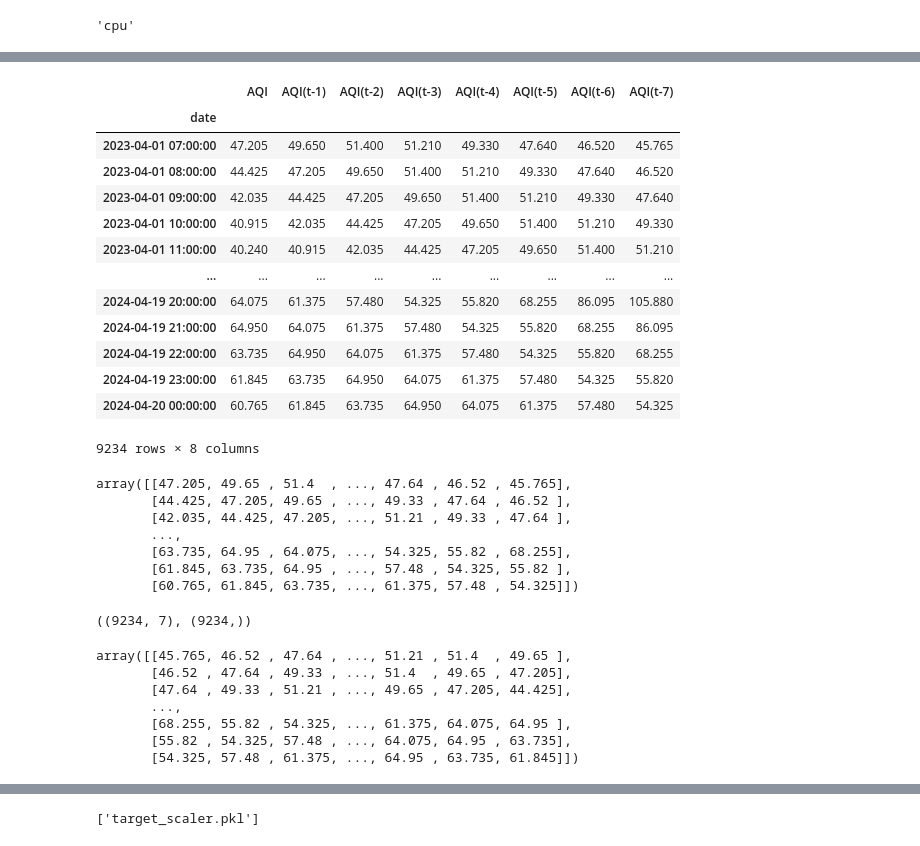
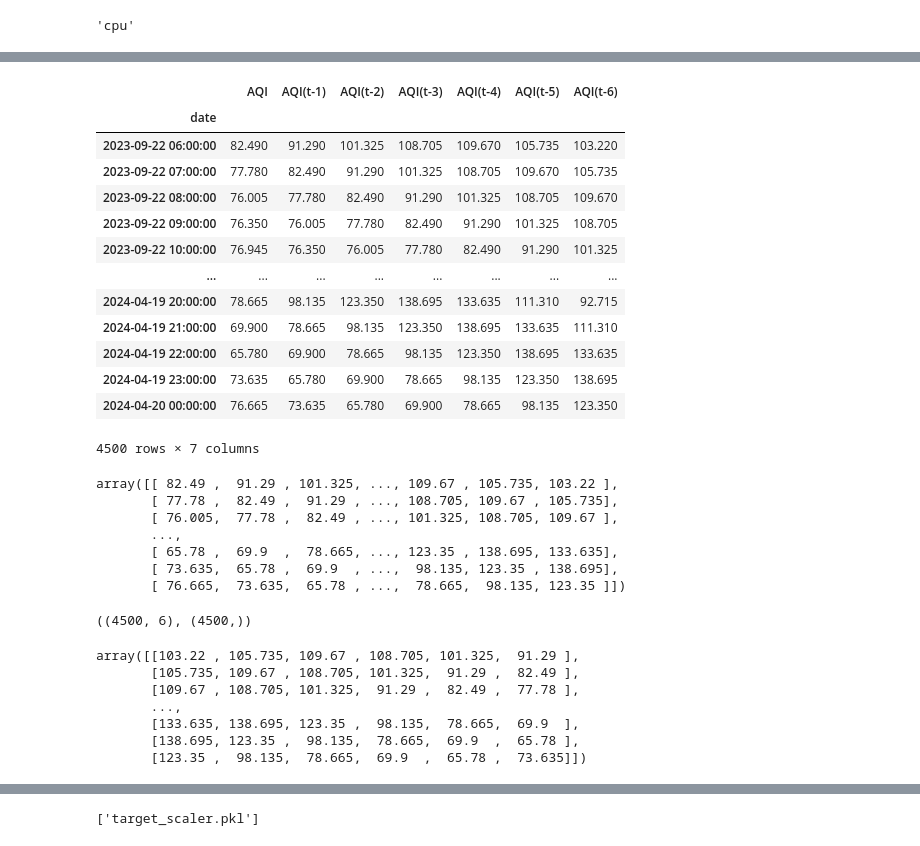
Before and after one commit to timothyafolami/Punjabaoi-Air-Quality-Prediction, a Jupyter notebook: LSTM_with_Pytorch.ipynb, the cells around one changed output, grey strips where cells are left out. Saved outputs shown, nothing was run; the diff lists cells and outputs as text; code cells hidden in the pictures.

```diff
--- a/LSTM_with_Pytorch.ipynb
+++ b/LSTM_with_Pytorch.ipynb
@@ -7,7 +7,7 @@ from datetime import date, timedelta
 import torch
 import torch.nn as nn
 # %%
-data = pd.read_csv('clean.csv')
+data = pd.read_csv('lahore.csv')
 # %%
 data
 # %% [output]
@@ -61,68 +61,68 @@ See the caveats in the documentation: https://pandas.pydata.org/pandas-docs/stab
 # %%
 from copy import deepcopy as dc
 
 def prepare_data(df, n_steps):
   df = dc(df)
   df['date'] = pd.to_datetime(df['date'])
 
   df.set_index('date', inplace=True)
 
   for i in range(1, n_steps+1):
     df[f"AQI(t-{i})"] = df['AQI'].shift(i)
 
   df.dropna(inplace=True)
 
   return df
 
-lookback = 7
+lookback = 6
 shifted_df = prepare_data(data, lookback)
 shifted_df
 # %% [output]
-|  | AQI | AQI(t-1) | AQI(t-2) | AQI(t-3) | AQI(t-4) | AQI(t-5) | AQI(t-6) | AQI(t-7) |
-| date |  |  |  |  |  |  |  |  |
-| 2023-04-01 07:00:00 | 47.205 | 49.650 | 51.400 | 51.210 | 49.330 | 47.640 | 46.520 | 45.765 |
-| 2023-04-01 08:00:00 | 44.425 | 47.205 | 49.650 | 51.400 | 51.210 | 49.330 | 47.640 | 46.520 |
-| 2023-04-01 09:00:00 | 42.035 | 44.425 | 47.205 | 49.650 | 51.400 | 51.210 | 49.330 | 47.640 |
-| 2023-04-01 10:00:00 | 40.915 | 42.035 | 44.425 | 47.205 | 49.650 | 51.400 | 51.210 | 49.330 |
-| 2023-04-01 11:00:00 | 40.240 | 40.915 | 42.035 | 44.425 | 47.205 | 49.650 | 51.400 | 51.210 |
-| ... | ... | ... | ... | ... | ... | ... | ... | ... |
-| 2024-04-19 20:00:00 | 64.075 | 61.375 | 57.480 | 54.325 | 55.820 | 68.255 | 86.095 | 105.880 |
-| 2024-04-19 21:00:00 | 64.950 | 64.075 | 61.375 | 57.480 | 54.325 | 55.820 | 68.255 | 86.095 |
-| 2024-04-19 22:00:00 | 63.735 | 64.950 | 64.075 | 61.375 | 57.480 | 54.325 | 55.820 | 68.255 |
-| 2024-04-19 23:00:00 | 61.845 | 63.735 | 64.950 | 64.075 | 61.375 | 57.480 | 54.325 | 55.820 |
-| 2024-04-20 00:00:00 | 60.765 | 61.845 | 63.735 | 64.950 | 64.075 | 61.375 | 57.480 | 54.325 |
+|  | AQI | AQI(t-1) | AQI(t-2) | AQI(t-3) | AQI(t-4) | AQI(t-5) | AQI(t-6) |
+| date |  |  |  |  |  |  |  |
+| 2023-09-22 06:00:00 | 82.490 | 91.290 | 101.325 | 108.705 | 109.670 | 105.735 | 103.220 |
+| 2023-09-22 07:00:00 | 77.780 | 82.490 | 91.290 | 101.325 | 108.705 | 109.670 | 105.735 |
+| 2023-09-22 08:00:00 | 76.005 | 77.780 | 82.490 | 91.290 | 101.325 | 108.705 | 109.670 |
+| 2023-09-22 09:00:00 | 76.350 | 76.005 | 77.780 | 82.490 | 91.290 | 101.325 | 108.705 |
+| 2023-09-22 10:00:00 | 76.945 | 76.350 | 76.005 | 77.780 | 82.490 | 91.290 | 101.325 |
+| ... | ... | ... | ... | ... | ... | ... | ... |
+| 2024-04-19 20:00:00 | 78.665 | 98.135 | 123.350 | 138.695 | 133.635 | 111.310 | 92.715 |
+| 2024-04-19 21:00:00 | 69.900 | 78.665 | 98.135 | 123.350 | 138.695 | 133.635 | 111.310 |
+| 2024-04-19 22:00:00 | 65.780 | 69.900 | 78.665 | 98.135 | 123.350 | 138.695 | 133.635 |
+| 2024-04-19 23:00:00 | 73.635 | 65.780 | 69.900 | 78.665 | 98.135 | 123.350 | 138.695 |
+| 2024-04-20 00:00:00 | 76.665 | 73.635 | 65.780 | 69.900 | 78.665 | 98.135 | 123.350 |
-9234 rows × 8 columns
+4500 rows × 7 columns
 # %%
 # converting to an array
 shifted_df_as_np = shifted_df.to_numpy()
 
 shifted_df_as_np
 # %% [output]
-array([[47.205, 49.65 , 51.4  , ..., 47.64 , 46.52 , 45.765],
-       [44.425, 47.205, 49.65 , ..., 49.33 , 47.64 , 46.52 ],
-       [42.035, 44.425, 47.205, ..., 51.21 , 49.33 , 47.64 ],
+array([[ 82.49 ,  91.29 , 101.325, ..., 109.67 , 105.735, 103.22 ],
+       [ 77.78 ,  82.49 ,  91.29 , ..., 108.705, 109.67 , 105.735],
+       [ 76.005,  77.78 ,  82.49 , ..., 101.325, 108.705, 109.67 ],
        ...,
-       [63.735, 64.95 , 64.075, ..., 54.325, 55.82 , 68.255],
-       [61.845, 63.735, 64.95 , ..., 57.48 , 54.325, 55.82 ],
-       [60.765, 61.845, 63.735, ..., 61.375, 57.48 , 54.325]])
+       [ 65.78 ,  69.9  ,  78.665, ..., 123.35 , 138.695, 133.635],
+       [ 73.635,  65.78 ,  69.9  , ...,  98.135, 123.35 , 138.695],
+       [ 76.665,  73.635,  65.78 , ...,  78.665,  98.135, 123.35 ]])
 # %%
 X = shifted_df_as_np[:, 1:]
 y = shifted_df_as_np[:, 0]
 
 X.shape, y.shape
 # %% [output]
-((9234, 7), (9234,))
+((4500, 6), (4500,))
 # %%
 X = dc(np.flip(X, axis=1))
 X
 # %% [output]
-array([[45.765, 46.52 , 47.64 , ..., 51.21 , 51.4  , 49.65 ],
-       [46.52 , 47.64 , 49.33 , ..., 51.4  , 49.65 , 47.205],
-       [47.64 , 49.33 , 51.21 , ..., 49.65 , 47.205, 44.425],
+array([[103.22 , 105.735, 109.67 , 108.705, 101.325,  91.29 ],
+       [105.735, 109.67 , 108.705, 101.325,  91.29 ,  82.49 ],
+       [109.67 , 108.705, 101.325,  91.29 ,  82.49 ,  77.78 ],
        ...,
-       [68.255, 55.82 , 54.325, ..., 61.375, 64.075, 64.95 ],
-       [55.82 , 54.325, 57.48 , ..., 64.075, 64.95 , 63.735],
-       [54.325, 57.48 , 61.375, ..., 64.95 , 63.735, 61.845]])
+       [133.635, 138.695, 123.35 ,  98.135,  78.665,  69.9  ],
+       [138.695, 123.35 ,  98.135,  78.665,  69.9  ,  65.78 ],
+       [123.35 ,  98.135,  78.665,  69.9  ,  65.78 ,  73.635]])
 # %%
 # scaling the data
 from sklearn.preprocessing import StandardScaler
```
Also changed, not shown: parts of 29 cells of this notebook, 12 other files.
